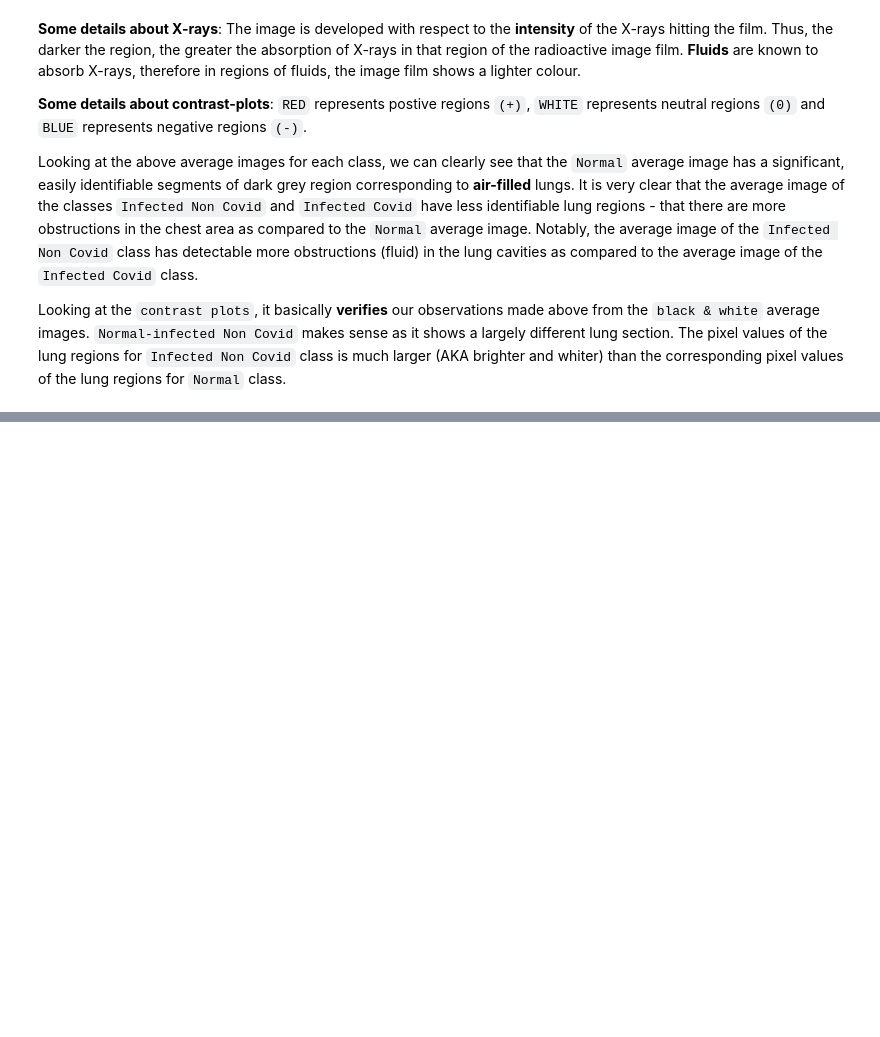
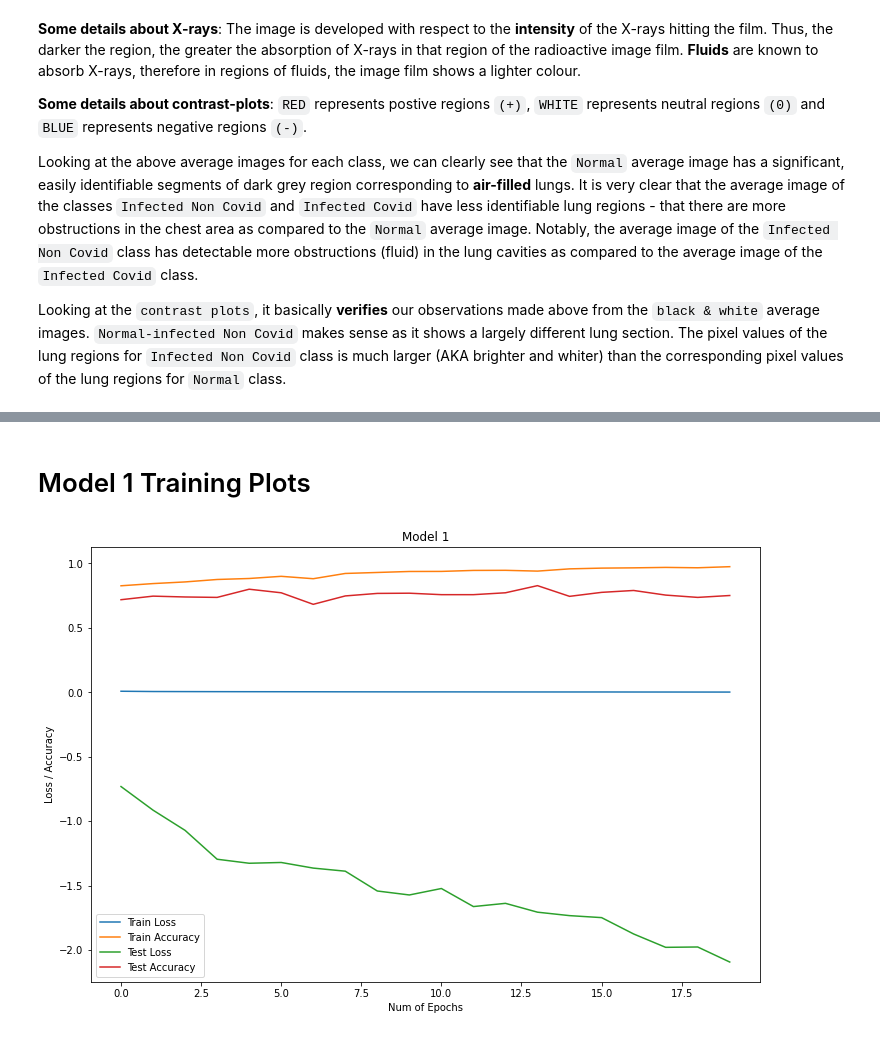
Before and after one commit to Etzernal/dlproj, a Jupyter notebook: SmallProjectSubmission.ipynb, the cells around one changed output, grey strips where cells are left out. Saved outputs shown, nothing was run; the diff lists cells and outputs as text; code cells hidden in the pictures; blank space fills up the shorter version.

```diff
--- a/SmallProjectSubmission.ipynb
+++ b/SmallProjectSubmission.ipynb
@@ -161,0 +189,2 @@ Loader: train_loader_normalized. Mean: 2.588023733096634e-07, Std: 1.00000011920
+# %%
+_,_ = getMeanStd(train_loader_normalized1, "train_loader_normalized")
@@ -446,0 +323,3 @@ class ResNet(nn.Module):
+# %%
+model1 = ResNet50(img_channel=1, num_classes=2).to(DEVICE)
+model2 = ResNet50(img_channel=1, num_classes=2).to(DEVICE)
@@ -573,0 +381,27 @@ Better to have model with high overall accuracy or low true negatives/false posi
+# %%
+def train(model, train_loader, test_loader, modelFileName):
+    trainloss_history = []
+    trainacc_history = []
+    testloss_history = []
+    testacc_history = []
+    optimizer = optim.SGD(model.parameters(), lr=LEARNING_RATE, momentum = MOMENTUM, weight_decay=WEIGHT_DECAY)
+
+    for epoch in range(1, EPOCHS + 1):
+        train_loss = train_one_epoch(model, DEVICE, train_loader, optimizer, epoch, EPOCHS)
+        trainloss_history.append(train_loss)
+        if epoch % SAVE_INTERVAL == 0:
+            # save the model
+            saveModel(model, modelFileName, epoch)
+        # validation
+        _, train_accuracy = test_one_epoch(model, DEVICE, train_loader, "train")
+        test_loss, test_accuracy = test_one_epoch(model, DEVICE, test_loader,"test")
+
+        trainacc_history.append(train_accuracy)
+        testloss_history.append(test_loss)
+        testacc_history.append(test_accuracy)
+
+    saveModel(model, modelFileName, EPOCHS)
+
+    return trainloss_history, trainacc_history, testloss_history, testacc_history
+# %%
+trainloss_history1, trainacc_history1, testloss_history1, testacc_history1 = train(model1, train_loader_normalized1, test_loader_normalized1, "model1")
@@ -573,0 +562,16 @@ Better to have model with high overall accuracy or low true negatives/false posi
+# %% [markdown]
+# Model 1 Training Plots
+# %%
+plt.figure(figsize=(12,8))
+plt.plot(trainloss_history1)
+plt.plot(trainacc_history1)
+plt.plot(testloss_history1)
+plt.plot(testacc_history1)
+
+plt.title("Model 1")
+plt.xlabel("Num of Epochs")
+plt.ylabel("Loss / Accuracy")
+plt.legend(["Train Loss", "Train Accuracy", "Test Loss", "Test Accuracy"])
+plt.show()
+# %% [output]
+[figure, added]
```
Also changed, not shown: parts of 56 cells of this notebook, 7 other files.
